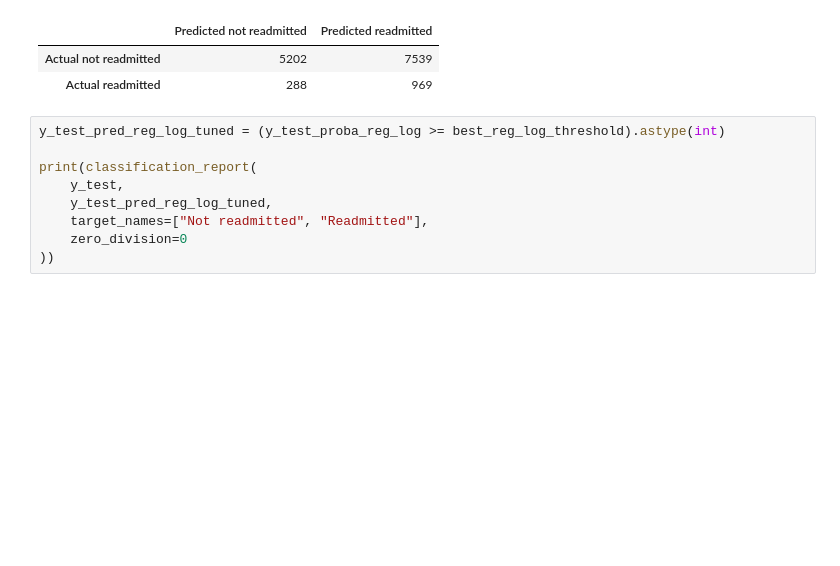
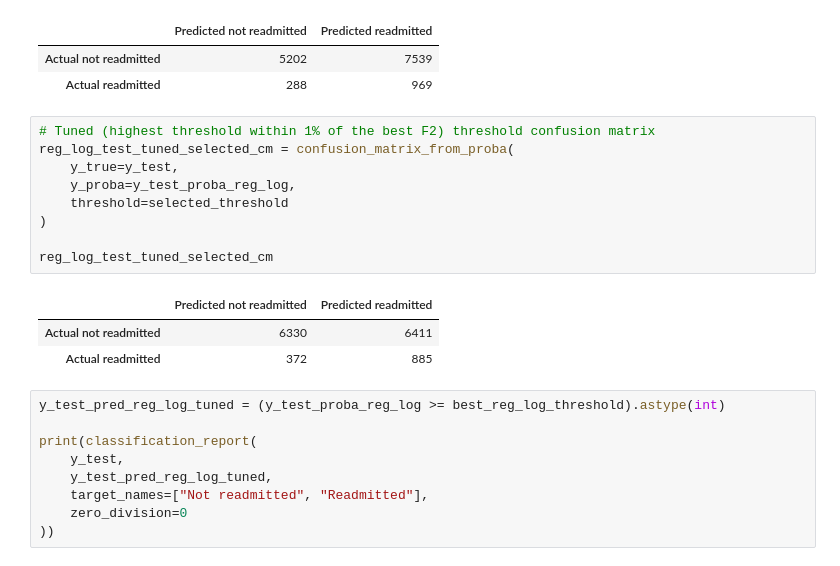
Before and after one commit to mxh210/Summer-Individual-Project, a Jupyter notebook: Processing_Pipeline/03_prediction_model_optimisation.ipynb, the cells around one changed output. Cells and saved outputs as stored; diff of their text form; blank space fills up the shorter version.

```diff
--- a/Processing_Pipeline/03_prediction_model_optimisation.ipynb
+++ b/Processing_Pipeline/03_prediction_model_optimisation.ipynb
@@ -626,6 +775,19 @@ reg_log_test_tuned_cm
 |  | Predicted not readmitted | Predicted readmitted |
 | Actual not readmitted | 5202 | 7539 |
 | Actual readmitted | 288 | 969 |
+# %%
+# Tuned (highest threshold within 1% of the best F2) threshold confusion matrix
+reg_log_test_tuned_selected_cm = confusion_matrix_from_proba(
+    y_true=y_test,
+    y_proba=y_test_proba_reg_log,
+    threshold=selected_threshold
+)
+
+reg_log_test_tuned_selected_cm
+# %% [output]
+|  | Predicted not readmitted | Predicted readmitted |
+| Actual not readmitted | 6330 | 6411 |
+| Actual readmitted | 372 | 885 |
 # %%
 y_test_pred_reg_log_tuned = (y_test_proba_reg_log >= best_reg_log_threshold).astype(int)
 
```
Also changed, not shown: parts of 8 cells of this notebook, 2 other files.
